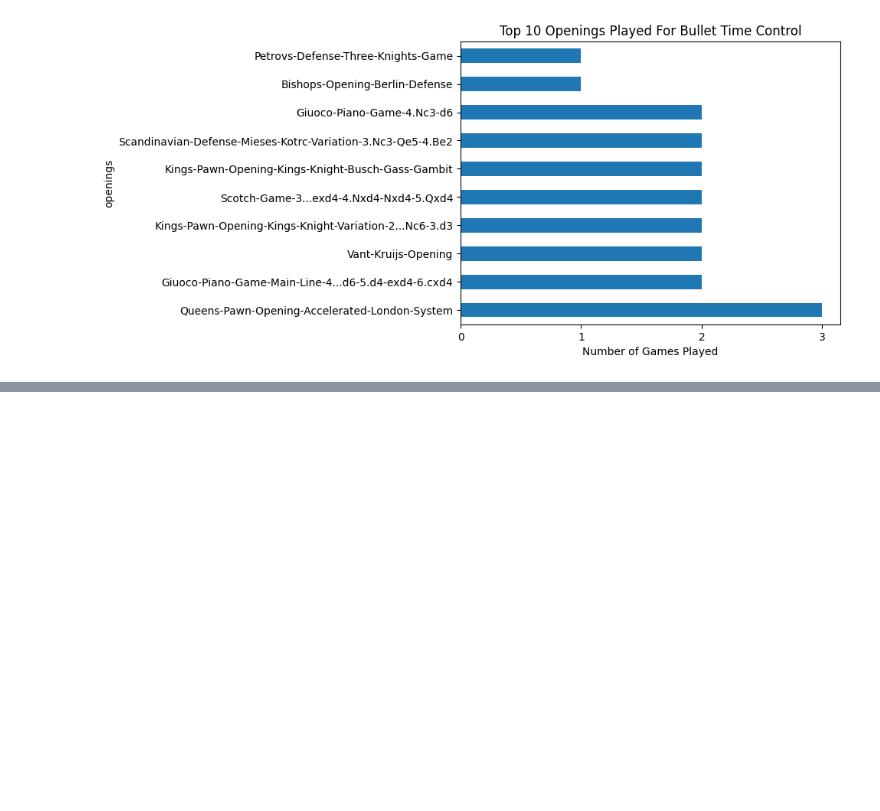
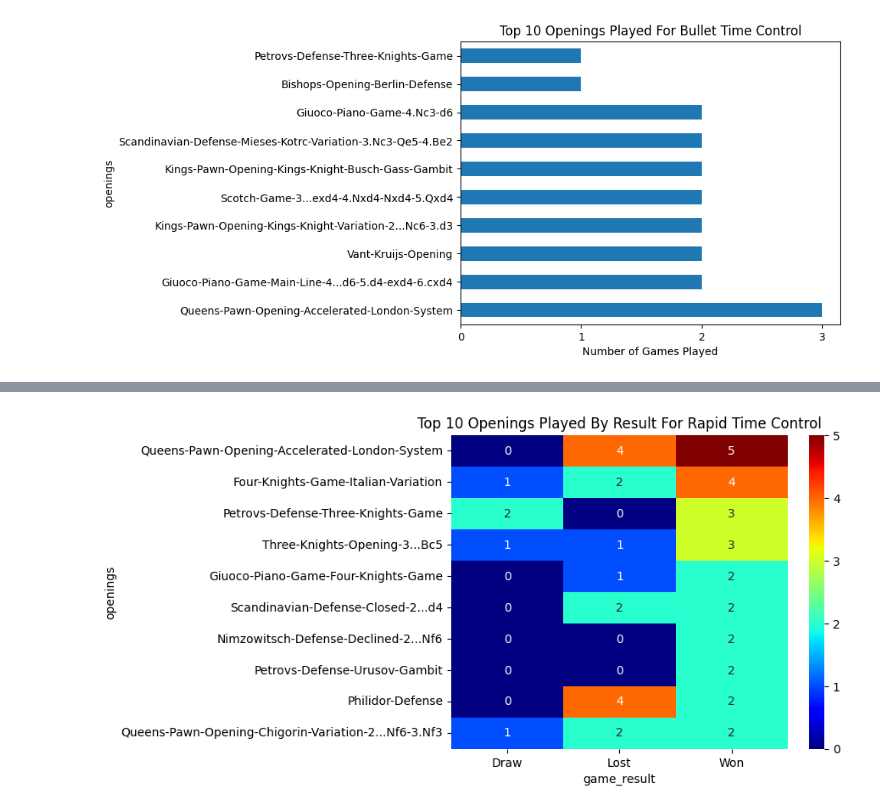
Before and after one commit to hfactor13/MyChessGames, a Jupyter notebook: chess_analysis.ipynb, the cells around one changed output, grey strips where cells are left out. Cells and saved outputs as stored; diff of their text form; code cells hidden in the pictures; blank space fills up the shorter version.

```diff
--- a/chess_analysis.ipynb
+++ b/chess_analysis.ipynb
@@ -406,0 +376,4 @@ plt.show()
+# %%
+plot_openings_matrix(rapid_games, "Rapid")
+# %% [output]
+[figure, added]
```
Also changed, not shown: parts of 9 cells of this notebook.
